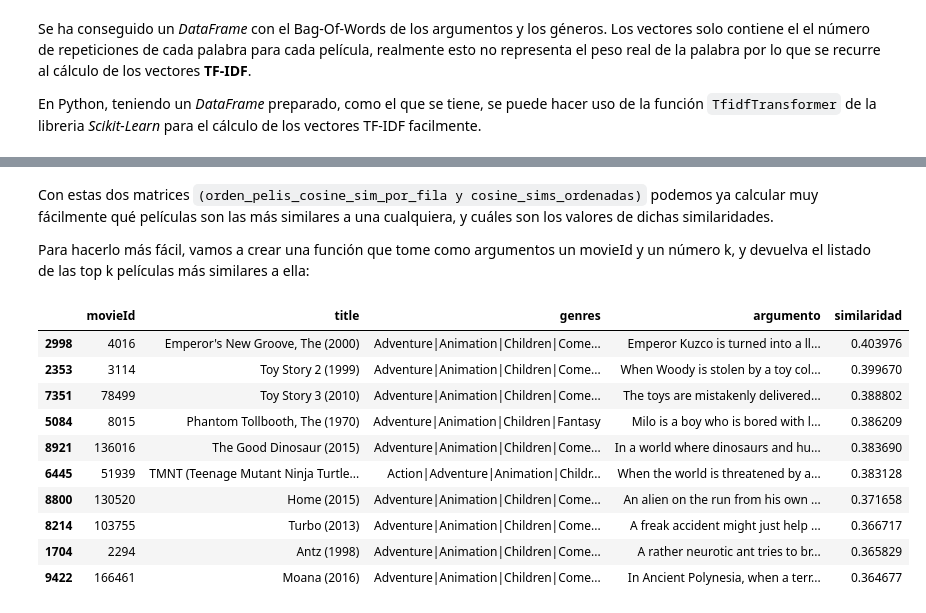
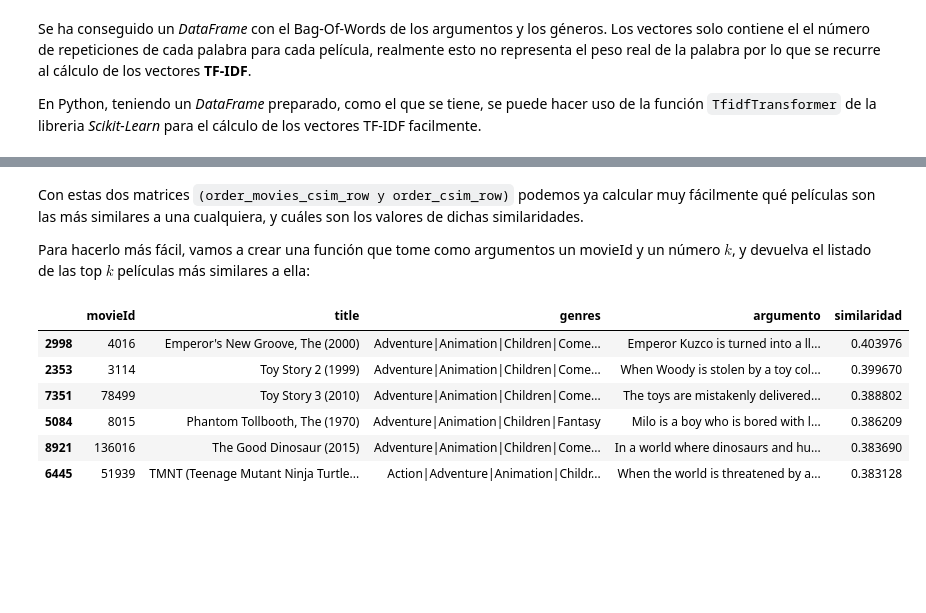
Before and after one commit to Ronaldo-AP/RecSys, a Jupyter notebook: recsys.ipynb, the cells around one changed output, grey strips where cells are left out. Saved outputs shown, nothing was run; the diff lists cells and outputs as text; code cells hidden in the pictures; blank space fills up the shorter version.

````diff
--- a/recsys.ipynb
+++ b/recsys.ipynb
@@ -173,5 +190,5 @@ tf_idf_movies_df = pd.DataFrame(tf_idf_movies,
 # %%
-cosine_sims = cosine_similarity(tf_idf_pelis_df)
-matrix_similaridades_df = pd.DataFrame(cosine_sims,
-                                       index=pelis_movielens["title"],
-                                       columns=pelis_movielens["title"])
+cosine_sims = cosine_similarity(tf_idf_movies_df)
+matrix_sims_df = pd.DataFrame(cosine_sims,
+                              index = movies["title"],
+                              columns = movies["title"])
@@ -184,4 +223,4 @@ Para acelerar los cálculos, podemos utilizar Numpy para encontrar qué orden de
 # %%
-orden_pelis_cosine_sim_por_fila = np.argsort(-cosine_sims, axis=1)
-orden_pelis_cosine_sim_por_fila
+order_movies_csim_row = np.argsort(-cosine_sims, axis=1)
+order_movies_csim_row[0]
 # %% [output]
@@ -199,4 +228,4 @@ Vamos también a generar otra matriz de Numpy con las cosine similarities de cad
 # %%
-cosine_sims_ordenadas = -np.sort(-cosine_sims, axis=1)
-cosine_sims_ordenadas
+order_csim_row = -np.sort(-cosine_sims, axis=1)
+order_csim_row[0]
 # %% [output]
@@ -216,48 +234,37 @@ array([[0.40397622, 0.39966961, 0.3888024 , ..., 0.        , 0.        ,
 # %% [markdown]
-Con estas dos matrices ```(orden_pelis_cosine_sim_por_fila y cosine_sims_ordenadas)``` podemos ya calcular muy fácilmente qué películas son las más similares a una cualquiera, y cuáles son los valores de dichas similaridades.
+Con estas dos matrices ```(order_movies_csim_row y order_csim_row)``` podemos ya calcular muy fácilmente qué películas son las más similares a una cualquiera, y cuáles son los valores de dichas similaridades.
 
-Para hacerlo más fácil, vamos a crear una función que tome como argumentos un movieId y un número k, y devuelva el listado de las top k películas más similares a ella:
+Para hacerlo más fácil, vamos a crear una función que tome como argumentos un movieId y un número $k$, y devuelva el listado de las top $k$ películas más similares a ella:
 # %%
-def top_k_similares(movieId, k):
+def top_k_sim(movieId, k):
     """
     Devuelve un DataFrame con el top k
     de películas más similares a la
     introducida en el argumento movieId.
     """
 
-    # Convertimos el movieId a el número de fila
-    # que le corresponde en nuestras matrices
-    # orden_pelis_cosine_sim_por_fila y
-    # cosine_sims_ordenadas:
-    fila_cosine_sims = dicc_movieid_indice[movieId]
+    # Conversión del movieId a el número de fila
+    row_csim = dict_movieid_index[movieId]
 
-    # Seleccionamos en las dos matrices:
-    lista_ordenada_peliculas_sim = orden_pelis_cosine_sim_por_fila[fila_cosine_sims]
-    lista_ordenada_similaridades = cosine_sims_ordenadas[fila_cosine_sims]
-
-    # Nos quedamos con el top k:
-    top_k = lista_ordenada_peliculas_sim[:k]
-    cosine_sims_de_las_top_k = lista_ordenada_similaridades[:k]
+    # Selección de valores en las dos matrices y cogemos los top k
+    top_k = order_movies_csim_row[row_csim][:k]
+    csim_top_k = order_csim_row[row_csim][:k]
 
     # Preparamos la salida de la función, cogiendo
     # el dataset original, quedándonos solo con las
     # películas del top k, y añadimos una columna
     # con las similaridades:
-    top_k_df = pelis_movielens.iloc[top_k].copy()
-    top_k_df["similaridad"] = cosine_sims_de_las_top_k
+    top_k_df = movies.iloc[top_k].copy()
+    top_k_df["similaridad"] = csim_top_k
 
     return top_k_df
 # %%
-top_k_similares(1, k=10)
+top_k_sim(1, k=6)
 # %% [output]
 |  | movieId | title | genres | argumento | similaridad |
 | 2998 | 4016 | Emperor's New Groove, The (2000) | Adventure|Animation|Children|Come... | Emperor Kuzco is turned into a ll... | 0.403976 |
 | 2353 | 3114 | Toy Story 2 (1999) | Adventure|Animation|Children|Come... | When Woody is stolen by a toy col... | 0.399670 |
 | 7351 | 78499 | Toy Story 3 (2010) | Adventure|Animation|Children|Come... | The toys are mistakenly delivered... | 0.388802 |
 | 5084 | 8015 | Phantom Tollbooth, The (1970) | Adventure|Animation|Children|Fantasy | Milo is a boy who is bored with l... | 0.386209 |
 | 8921 | 136016 | The Good Dinosaur (2015) | Adventure|Animation|Children|Come... | In a world where dinosaurs and hu... | 0.383690 |
 | 6445 | 51939 | TMNT (Teenage Mutant Ninja Turtle... | Action|Adventure|Animation|Childr... | When the world is threatened by a... | 0.383128 |
-| 8800 | 130520 | Home (2015) | Adventure|Animation|Children|Come... | An alien on the run from his own ... | 0.371658 |
-| 8214 | 103755 | Turbo (2013) | Adventure|Animation|Children|Come... | A freak accident might just help ... | 0.366717 |
-| 1704 | 2294 | Antz (1998) | Adventure|Animation|Children|Come... | A rather neurotic ant tries to br... | 0.365829 |
-| 9422 | 166461 | Moana (2016) | Adventure|Animation|Children|Come... | In Ancient Polynesia, when a terr... | 0.364677 |
````
Also changed, not shown: parts of 11 cells of this notebook.
